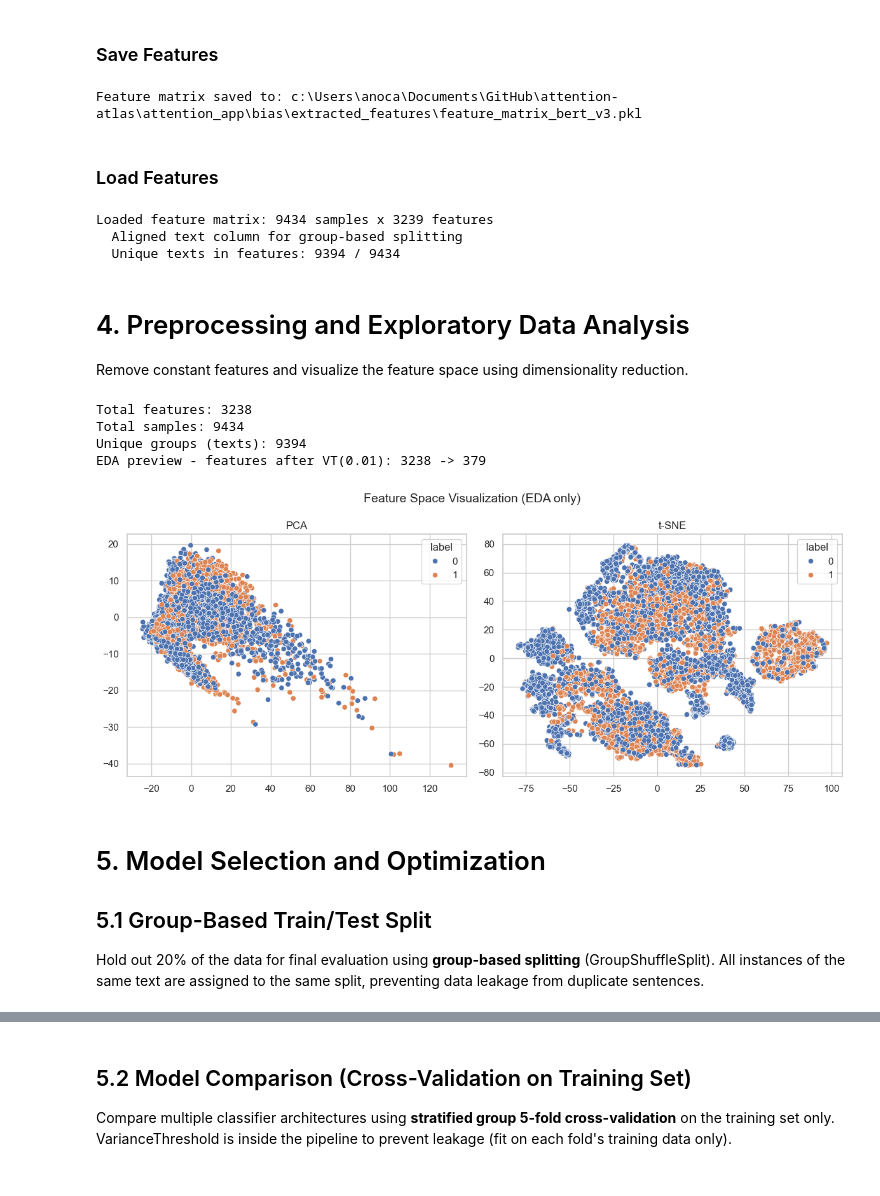
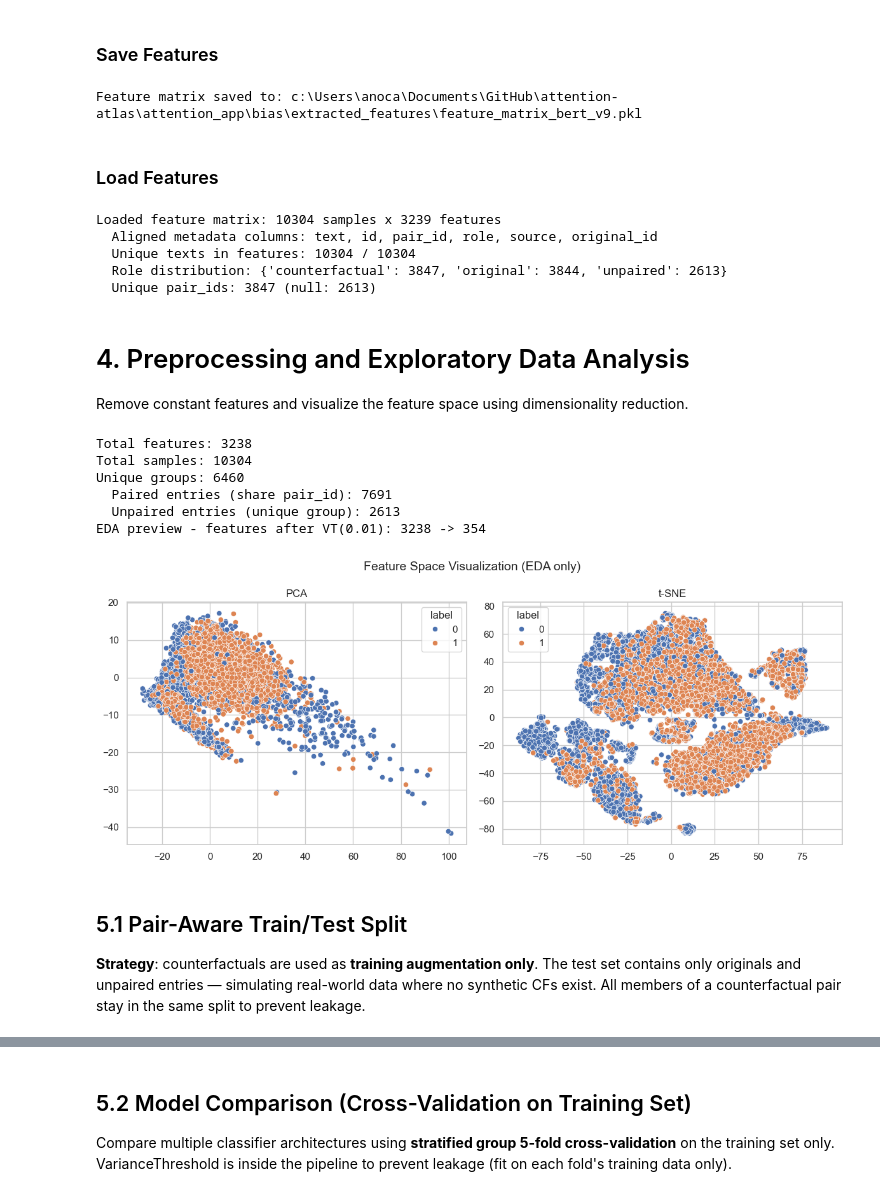
Before and after one commit to pinthoz/attention-atlas, a Jupyter notebook: attention_app/bias/bert_bias_classification.ipynb, the cells around one changed output, grey strips where cells are left out. Cells and saved outputs as stored; diff of their text form; code cells hidden in the pictures.

```diff
--- a/attention_app/bias/bert_bias_classification.ipynb
+++ b/attention_app/bias/bert_bias_classification.ipynb
@@ -229,59 +227,78 @@ os.makedirs(output_dir, exist_ok=True)
 
 
 # Save as Pickle (recommended for faster loading)
-output_path_pkl = os.path.join(output_dir, 'feature_matrix_bert_v3.pkl')
+output_path_pkl = os.path.join(output_dir, 'feature_matrix_bert_v9.pkl')
 df_features.to_pickle(output_path_pkl)
 print(f"Feature matrix saved to: {output_path_pkl}")
 # %% [output]
-Feature matrix saved to: c:\Users\anoca\Documents\GitHub\attention-atlas\attention_app\bias\extracted_features\feature_matrix_bert_v3.pkl
+Feature matrix saved to: c:\Users\anoca\Documents\GitHub\attention-atlas\attention_app\bias\extracted_features\feature_matrix_bert_v9.pkl
 # %% [markdown]
 ### Load Features
 # %%
 # Load Previously Saved Feature Matrix
 manager = ModelManager()
 # Load from pickle (faster)
-features_path = os.path.join(root_dir, 'attention_app', 'bias', 'extracted_features', 'feature_matrix_bert_v3.pkl')
+features_path = os.path.join(root_dir, 'attention_app', 'bias', 'extracted_features', 'feature_matrix_bert_v9.pkl')
 
 if os.path.exists(features_path):
     df_features = pd.read_pickle(features_path)
     print(f"Loaded feature matrix: {df_features.shape[0]} samples x {df_features.shape[1]} features")
 
-    # Align text column from df_sentences for group-based splitting
+    # Align metadata columns from df_sentences for group-based splitting
     # Feature matrix rows correspond to df_sentences rows by position
     if len(df_features) == len(df_sentences):
         df_features['text'] = df_sentences['text'].values
         df_features['id'] = df_sentences['id'].values if 'id' in df_sentences.columns else range(len(df_features))
-        print(f"  Aligned text column for group-based splitting")
+        df_features['pair_id'] = df_sentences['pair_id'].values if 'pair_id' in df_sentences.columns else np.nan
+        df_features['role'] = df_sentences['role'].values if 'role' in df_sentences.columns else 'unknown'
+        df_features['source'] = df_sentences['source'].values if 'source' in df_sentences.columns else 'unknown'
+        df_features['original_id'] = df_sentences['original_id'].values if 'original_id' in df_sentences.columns else np.nan
+        print(f"  Aligned metadata columns: text, id, pair_id, role, source, original_id")
         print(f"  Unique texts in features: {df_features['text'].nunique()} / {len(df_features)}")
+        print(f"  Role distribution: {df_features['role'].value_counts().to_dict()}")
+        print(f"  Unique pair_ids: {df_features['pair_id'].nunique()} (null: {df_features['pair_id'].isna().sum()})")
     else:
         print(f"  WARNING: Feature matrix ({len(df_features)}) and df_sentences ({len(df_sentences)}) size mismatch.")
         print(f"  Using row index as group key (less protection against leakage).")
         df_features['text'] = [f'row_{i}' for i in range(len(df_features))]
         df_features['id'] = range(len(df_features))
+        df_features['pair_id'] = np.nan
+        df_features['role'] = 'unknown'
+        df_features['source'] = 'unknown'
+        df_features['original_id'] = np.nan
 else:
     print("Feature matrix file not found. Please run feature extraction first.")
 # %% [output]
-Loaded feature matrix: 9434 samples x 3239 features
-  Aligned text column for group-based splitting
-  Unique texts in features: 9394 / 9434
+Loaded feature matrix: 10304 samples x 3239 features
+  Aligned metadata columns: text, id, pair_id, role, source, original_id
+  Unique texts in features: 10304 / 10304
+  Role distribution: {'counterfactual': 3847, 'original': 3844, 'unpaired': 2613}
+  Unique pair_ids: 3847 (null: 2613)
 # %% [markdown]
 # 4. Preprocessing and Exploratory Data Analysis
 
 Remove constant features and visualize the feature space using dimensionality reduction.
 # %%
 # Separate features and labels
-drop_cols = ['label', 'id', 'text', 'original_id']
-X = df_features.drop(columns=[c for c in drop_cols if c in df_features.columns])
+meta_cols = ['label', 'id', 'text', 'original_id', 'pair_id', 'role', 'source']
+X = df_features.drop(columns=[c for c in meta_cols if c in df_features.columns])
 y = df_features['label']
 
-# Text-based groups for leakage-free splitting
-# All rows with the same text get the same group ID
-text_to_group = {t: i for i, t in enumerate(df_features['text'].unique())}
-groups = df_features['text'].map(text_to_group).values
+# --- Pair-based groups for leakage-free splitting ---
+# Counterfactual pairs (original + CF) MUST stay in the same split.
+# Using pair_id ensures this. Entries without pair_id get unique group IDs.
+group_col = df_features['pair_id'].copy()
+mask_no_pair = group_col.isna()
+group_col[mask_no_pair] = ['unpaired_' + str(i) for i in range(mask_no_pair.sum())]
+groups = group_col.values
 
+n_paired = (~mask_no_pair).sum()
+n_unpaired = mask_no_pair.sum()
 print(f"Total features: {X.shape[1]}")
 print(f"Total samples: {X.shape[0]}")
-print(f"Unique groups (texts): {len(text_to_group)}")
+print(f"Unique groups: {len(set(groups))}")
+print(f"  Paired entries (share pair_id): {n_paired}")
+print(f"  Unpaired entries (unique group): {n_unpaired}")
 
 # NOTE: VarianceThreshold is now inside the ML pipeline (fit on train only)
 # to prevent data leakage. Below is EDA-only visualization.
@@ -290,42 +307,41 @@ print(f"Unique groups (texts): {len(text_to_group)}")
 _vt_eda = VarianceThreshold(threshold=0.01)
 X_eda = _vt_eda.fit_transform(X)
 _eda_feats = X.columns[_vt_eda.get_support()]
 print(f"EDA preview - features after VT(0.01): {X.shape[1]} -> {len(_eda_feats)}")
 
 # X_final: keeps all features (pipeline handles VT internally)
 X_final = X.copy()
 
 # Scaling for EDA
 scaler_eda = StandardScaler()
 X_scaled = scaler_eda.fit_transform(X_eda)
 
 # PCA & t-SNE
 pca = PCA(n_components=2)
 X_pca = pca.fit_transform(X_scaled)
 tsne = TSNE(n_components=2, perplexity=30, random_state=42)
 X_tsne = tsne.fit_transform(X_scaled)
 
 fig, ax = plt.subplots(1, 2, figsize=(12, 5))
 sns.scatterplot(x=X_pca[:,0], y=X_pca[:,1], hue=y, ax=ax[0])
 ax[0].set_title('PCA')
 sns.scatterplot(x=X_tsne[:,0], y=X_tsne[:,1], hue=y, ax=ax[1])
 ax[1].set_title('t-SNE')
 plt.suptitle('Feature Space Visualization (EDA only)', fontsize=14)
 plt.tight_layout()
 plt.show()
 
 del X_eda, _vt_eda, scaler_eda, X_scaled, X_pca, X_tsne
 # %% [output]
 Total features: 3238
-Total samples: 9434
-Unique groups (texts): 9394
-EDA preview - features after VT(0.01): 3238 -> 379
+Total samples: 10304
+Unique groups: 6460
+  Paired entries (share pair_id): 7691
+  Unpaired entries (unique group): 2613
+EDA preview - features after VT(0.01): 3238 -> 354
-[figure, old version]
+[figure, new version]
 # %% [markdown]
-# 5. Model Selection and Optimization
+## 5.1 Pair-Aware Train/Test Split
 
-## 5.1 Group-Based Train/Test Split
-
-Hold out 20% of the data for final evaluation using **group-based splitting** (GroupShuffleSplit).
-All instances of the same text are assigned to the same split, preventing data leakage from duplicate sentences.
+**Strategy**: counterfactuals are used as **training augmentation only**. The test set contains only originals and unpaired entries — simulating real-world data where no synthetic CFs exist. All members of a counterfactual pair stay in the same split to prevent leakage.
 # %%
```
Also changed, not shown: parts of 33 cells of this notebook, 1 other file.
